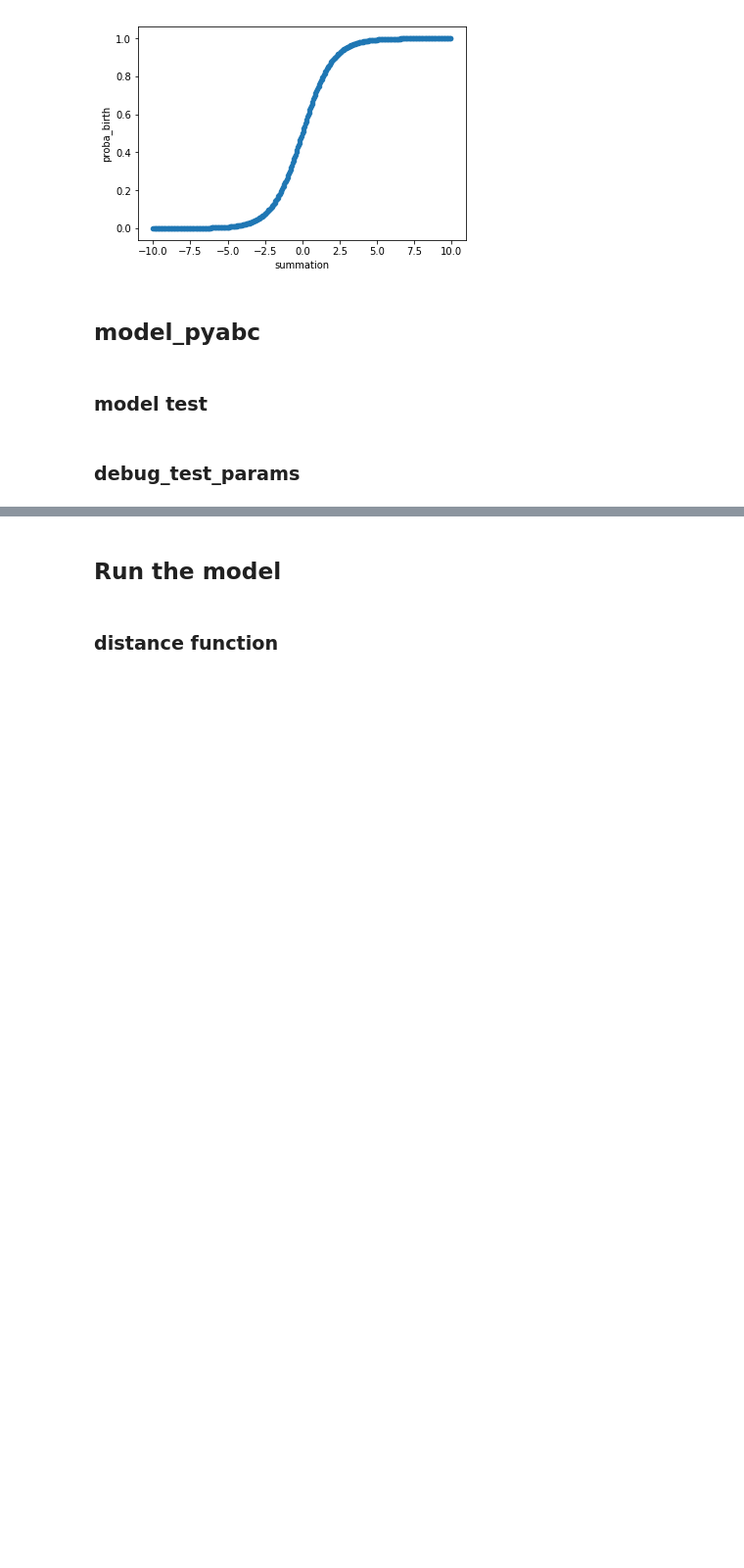
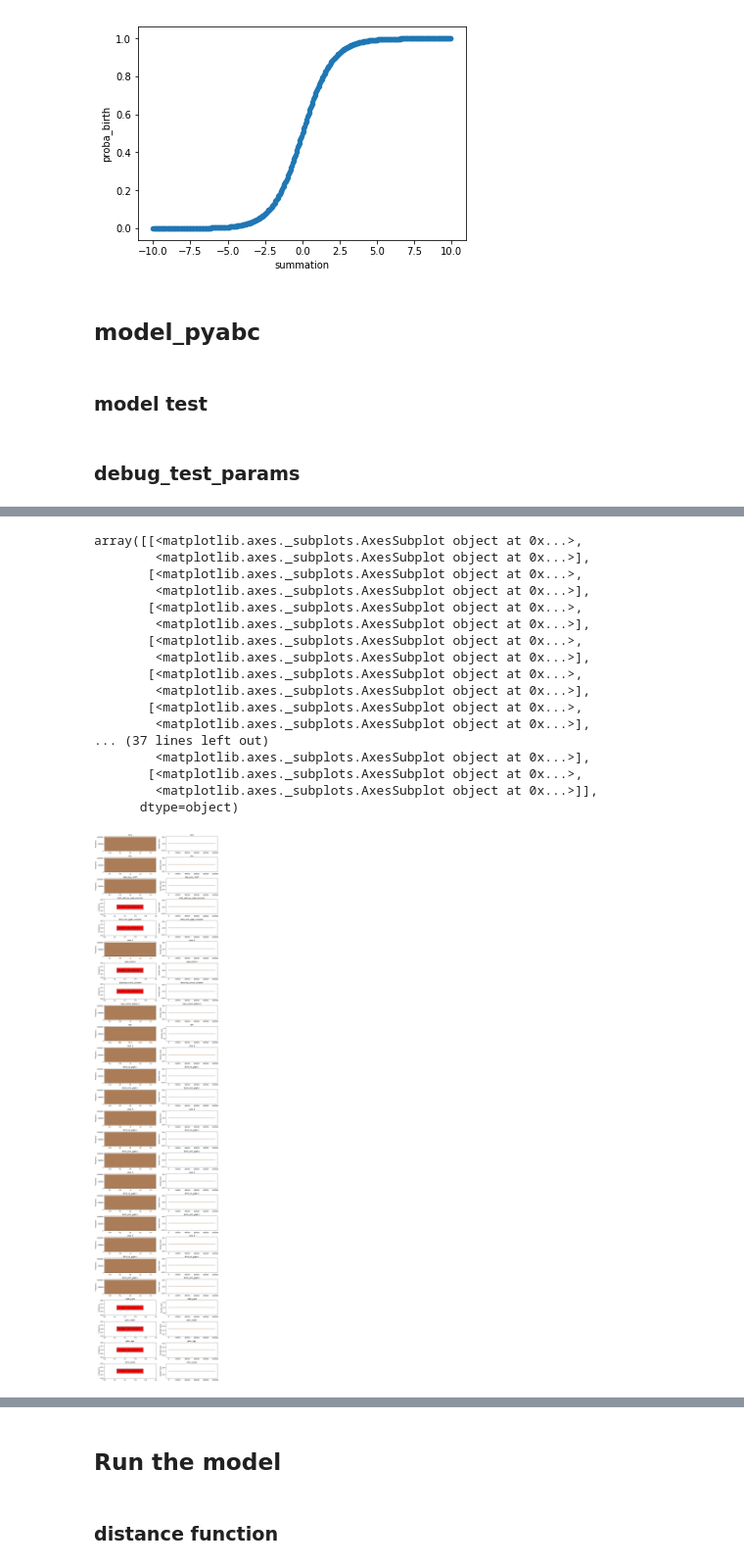
Before and after one commit to Edderic/mics-whales, a Jupyter notebook: mics-whales.ipynb, the cells around one changed output, grey strips where cells are left out. Shown at 98% size. Saved outputs shown, nothing was run; the diff lists cells and outputs as text; code cells hidden in the pictures; blank space fills up the shorter version.

```diff
--- a/mics-whales.ipynb
+++ b/mics-whales.ipynb
@@ -805,0 +823,2 @@ priors_for_each_individual = {
+# %%
+values = cleaned_matrix.loc['H002-3229'].loc[[str(x) for x in range(2005, 2010) ]]
@@ -805,0 +963,3 @@ priors_for_each_individual = {
+# %%
+pm.traceplot(traces)
+# %% [output]
@@ -805,0 +983,18 @@ priors_for_each_individual = {
+array([[<matplotlib.axes._subplots.AxesSubplot object at 0x...>,
+        <matplotlib.axes._subplots.AxesSubplot object at 0x...>],
+       [<matplotlib.axes._subplots.AxesSubplot object at 0x...>,
+        <matplotlib.axes._subplots.AxesSubplot object at 0x...>],
+       [<matplotlib.axes._subplots.AxesSubplot object at 0x...>,
+        <matplotlib.axes._subplots.AxesSubplot object at 0x...>],
+       [<matplotlib.axes._subplots.AxesSubplot object at 0x...>,
+        <matplotlib.axes._subplots.AxesSubplot object at 0x...>],
+       [<matplotlib.axes._subplots.AxesSubplot object at 0x...>,
+        <matplotlib.axes._subplots.AxesSubplot object at 0x...>],
+       [<matplotlib.axes._subplots.AxesSubplot object at 0x...>,
+        <matplotlib.axes._subplots.AxesSubplot object at 0x...>],
+... (37 lines left out)
+        <matplotlib.axes._subplots.AxesSubplot object at 0x...>],
+       [<matplotlib.axes._subplots.AxesSubplot object at 0x...>,
+        <matplotlib.axes._subplots.AxesSubplot object at 0x...>]],
+      dtype=object)
+[figure, added]
```
Also changed, not shown: parts of 107 cells of this notebook.
